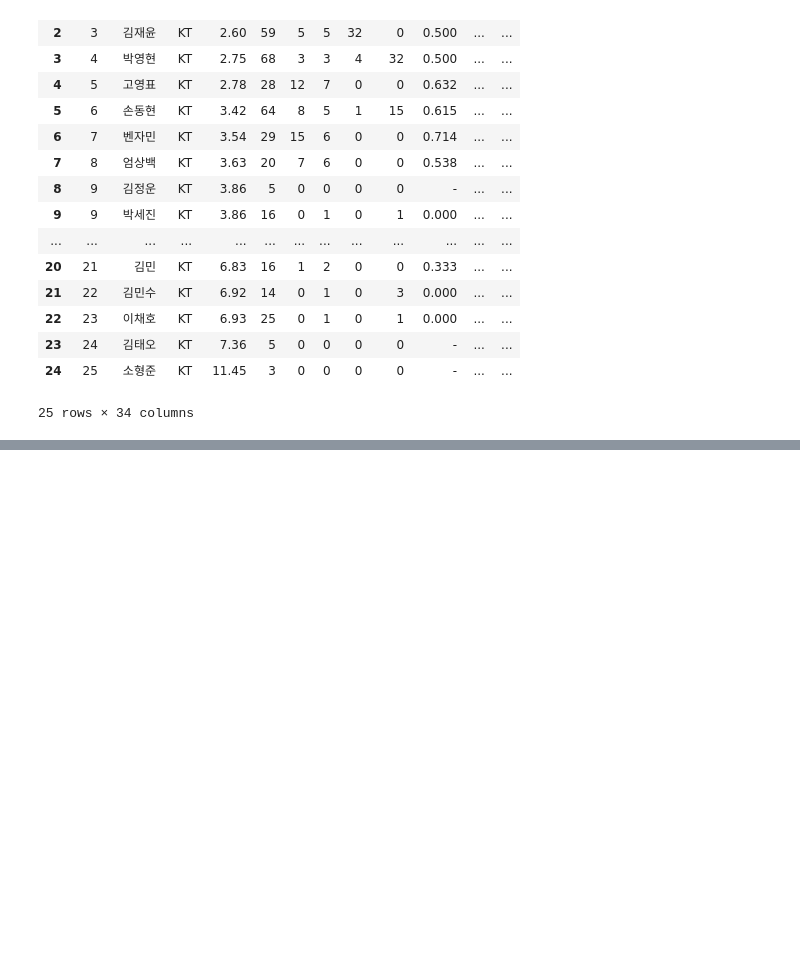
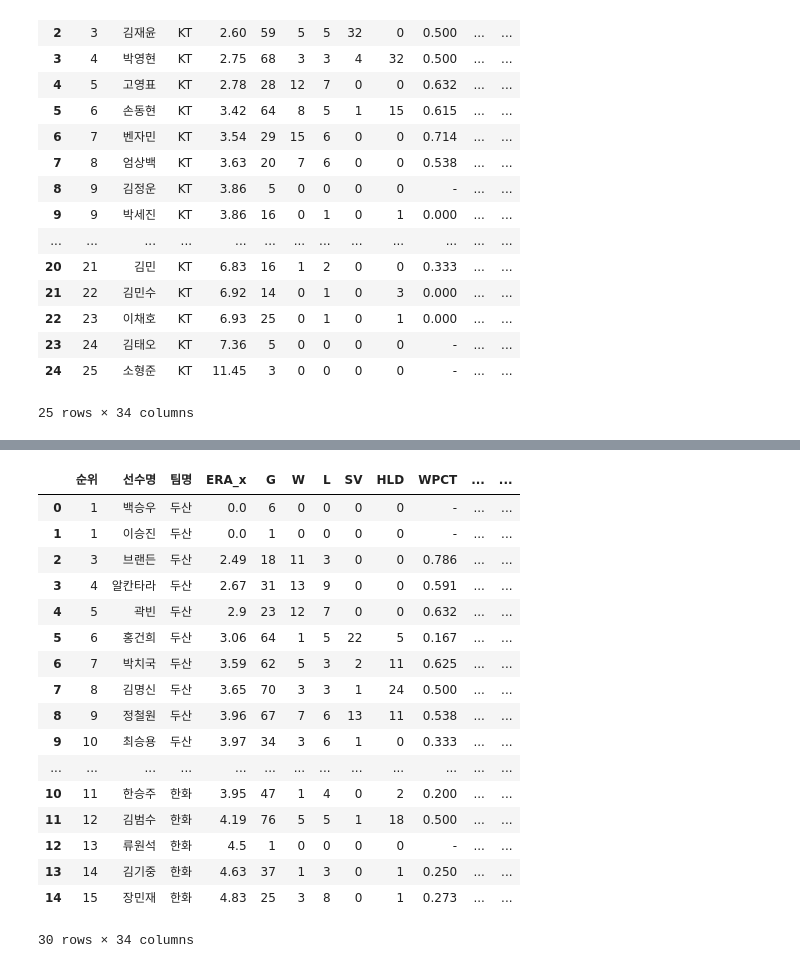
Before and after one commit to jayiuk/mid_project, a Jupyter notebook: data_check.ipynb, the cells around one changed output, grey strips where cells are left out. Drawn from its saved outputs; the diff is of its cells as text; code cells hidden in the pictures; blank space fills up the shorter version.

Commit message:
data preprocessing

```diff
--- a/data_check.ipynb
+++ b/data_check.ipynb
@@ -381,3 +366,9 @@ kt
 df1 = pd.read_csv('./SSG_pitching_data.csv')
 df1 = df1.sort_values('순위')
 df1.to_csv('SSG_data.csv', index = False)
+# %%
+df = pd.read_csv('./team/HE_data.csv')
+# %%
+path = './team'
+column_name = df.columns
+column_name
@@ -383,0 +381,6 @@ df1.to_csv('SSG_data.csv', index = False)
+# %%
+from data_merge import data_concat
+
+data_pre = data_concat(path, column_name)
+all_data = data_pre.concat()
+all_data
@@ -383,0 +401,21 @@ df1.to_csv('SSG_data.csv', index = False)
+# %%
+all_data.head(30)
+# %% [output]
+|  | 순위 | 선수명 | 팀명 | ERA_x | G | W | L | SV | HLD | WPCT | ... | ... |
+| 0 | 1 | 백승우 | 두산 | 0.0 | 6 | 0 | 0 | 0 | 0 | - | ... | ... |
+| 1 | 1 | 이승진 | 두산 | 0.0 | 1 | 0 | 0 | 0 | 0 | - | ... | ... |
+| 2 | 3 | 브랜든 | 두산 | 2.49 | 18 | 11 | 3 | 0 | 0 | 0.786 | ... | ... |
+| 3 | 4 | 알칸타라 | 두산 | 2.67 | 31 | 13 | 9 | 0 | 0 | 0.591 | ... | ... |
+| 4 | 5 | 곽빈 | 두산 | 2.9 | 23 | 12 | 7 | 0 | 0 | 0.632 | ... | ... |
+| 5 | 6 | 홍건희 | 두산 | 3.06 | 64 | 1 | 5 | 22 | 5 | 0.167 | ... | ... |
+| 6 | 7 | 박치국 | 두산 | 3.59 | 62 | 5 | 3 | 2 | 11 | 0.625 | ... | ... |
+| 7 | 8 | 김명신 | 두산 | 3.65 | 70 | 3 | 3 | 1 | 24 | 0.500 | ... | ... |
+| 8 | 9 | 정철원 | 두산 | 3.96 | 67 | 7 | 6 | 13 | 11 | 0.538 | ... | ... |
+| 9 | 10 | 최승용 | 두산 | 3.97 | 34 | 3 | 6 | 1 | 0 | 0.333 | ... | ... |
+| ... | ... | ... | ... | ... | ... | ... | ... | ... | ... | ... | ... | ... |
+| 10 | 11 | 한승주 | 한화 | 3.95 | 47 | 1 | 4 | 0 | 2 | 0.200 | ... | ... |
+| 11 | 12 | 김범수 | 한화 | 4.19 | 76 | 5 | 5 | 1 | 18 | 0.500 | ... | ... |
+| 12 | 13 | 류원석 | 한화 | 4.5 | 1 | 0 | 0 | 0 | 0 | - | ... | ... |
+| 13 | 14 | 김기중 | 한화 | 4.63 | 37 | 1 | 3 | 0 | 1 | 0.250 | ... | ... |
+| 14 | 15 | 장민재 | 한화 | 4.83 | 25 | 3 | 8 | 0 | 1 | 0.273 | ... | ... |
+30 rows × 34 columns
```
Also changed, not shown: parts of 33 cells of this notebook, 2 other files.
